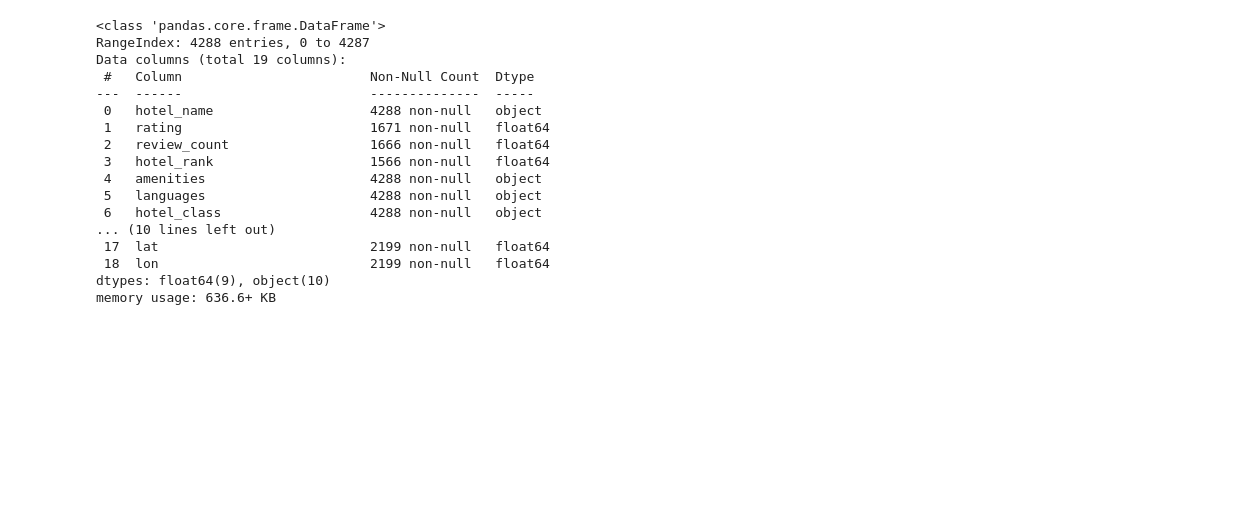
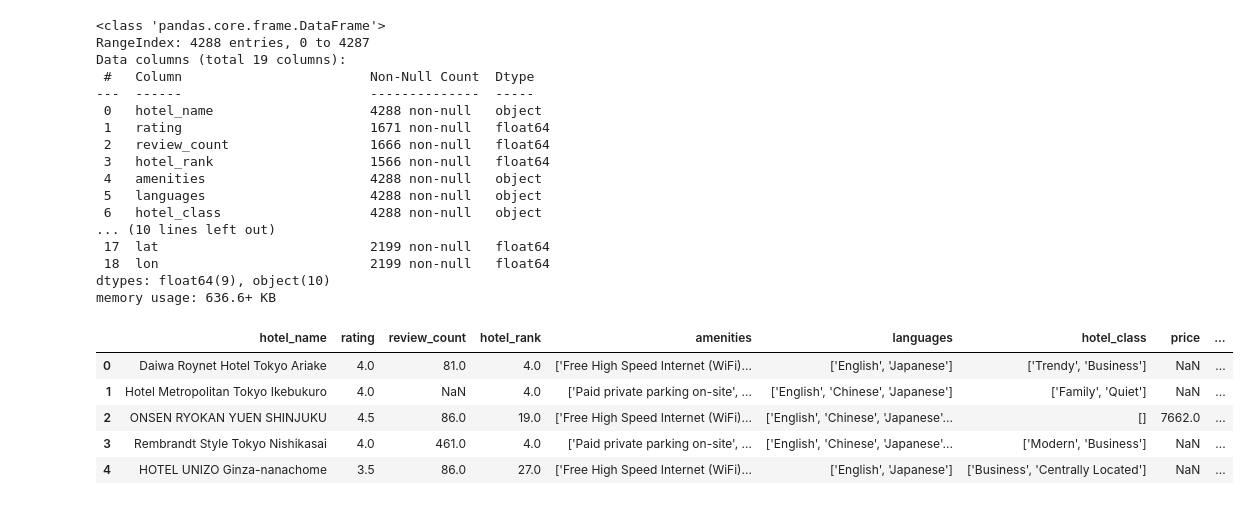
Before and after one commit to aditya234/hotel_advisor_dashboard, a Jupyter notebook: test_notebook.ipynb, the cells around one changed output. Saved outputs shown, nothing was run; the diff lists cells and outputs as text; code cells hidden in the pictures; blank space fills up the shorter version.

```diff
--- a/test_notebook.ipynb
+++ b/test_notebook.ipynb
@@ -446,3 +446,13 @@ dtypes: float64(9), object(10)
 memory usage: 636.6+ KB
 # %%
 df.to_csv('data.csv',header=True, index=False)
+# %%
+new_df = pd.read_csv('./data/data.csv')
+new_df.head()
+# %% [output]
+|  | hotel_name | rating | review_count | hotel_rank | amenities | languages | hotel_class | price | ... |
+| 0 | Daiwa Roynet Hotel Tokyo Ariake | 4.0 | 81.0 | 4.0 | ['Free High Speed Internet (WiFi)... | ['English', 'Japanese'] | ['Trendy', 'Business'] | NaN | ... |
+| 1 | Hotel Metropolitan Tokyo Ikebukuro | 4.0 | NaN | 4.0 | ['Paid private parking on-site', ... | ['English', 'Chinese', 'Japanese'] | ['Family', 'Quiet'] | NaN | ... |
+| 2 | ONSEN RYOKAN YUEN SHINJUKU | 4.5 | 86.0 | 19.0 | ['Free High Speed Internet (WiFi)... | ['English', 'Chinese', 'Japanese'... | [] | 7662.0 | ... |
+| 3 | Rembrandt Style Tokyo Nishikasai | 4.0 | 461.0 | 4.0 | ['Paid private parking on-site', ... | ['English', 'Chinese', 'Japanese'... | ['Modern', 'Business'] | NaN | ... |
+| 4 | HOTEL UNIZO Ginza-nanachome | 3.5 | 86.0 | 27.0 | ['Free High Speed Internet (WiFi)... | ['English', 'Japanese'] | ['Business', 'Centrally Located'] | NaN | ... |
```
Also changed, not shown: parts of 2 cells of this notebook, 5 other files.
